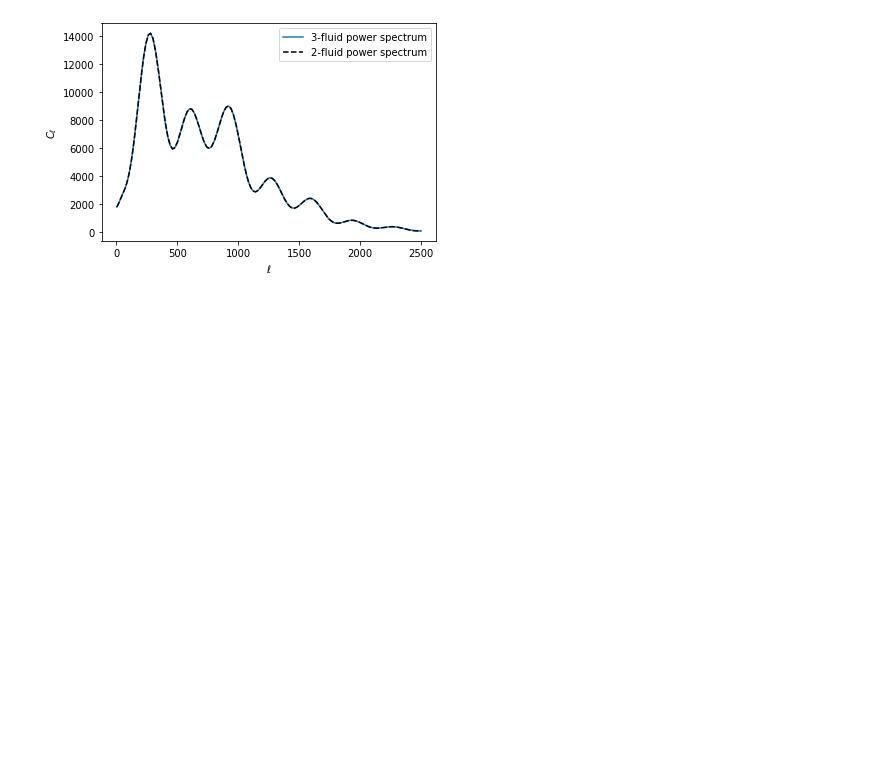
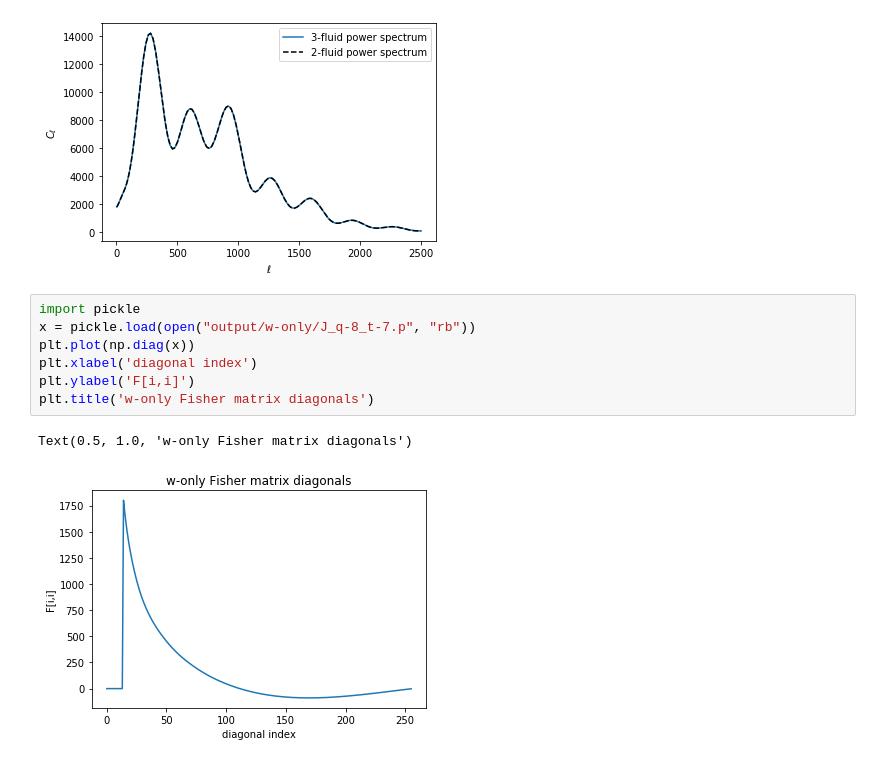
Before and after one commit to aifer4/gdm_pca, a Jupyter notebook: examples.ipynb, the cells around one changed output. Drawn from its saved outputs; the diff is of its cells as text; blank space fills up the shorter version.

```diff
--- a/examples.ipynb
+++ b/examples.ipynb
@@ -263,3 +263,13 @@ Bessel functions not found. Computing bessel functions...
 
 Bessel functions stored.
 [figure]
+# %%
+import pickle
+x = pickle.load(open("output/w-only/J_q-8_t-7.p", "rb"))
+plt.plot(np.diag(x))
+plt.xlabel('diagonal index')
+plt.ylabel('F[i,i]')
+plt.title('w-only Fisher matrix diagonals')
+# %% [output]
+Text(0.5, 1.0, 'w-only Fisher matrix diagonals')
+[figure, added]
```
Also changed, not shown: parts of 4 cells of this notebook, 6 other files.
